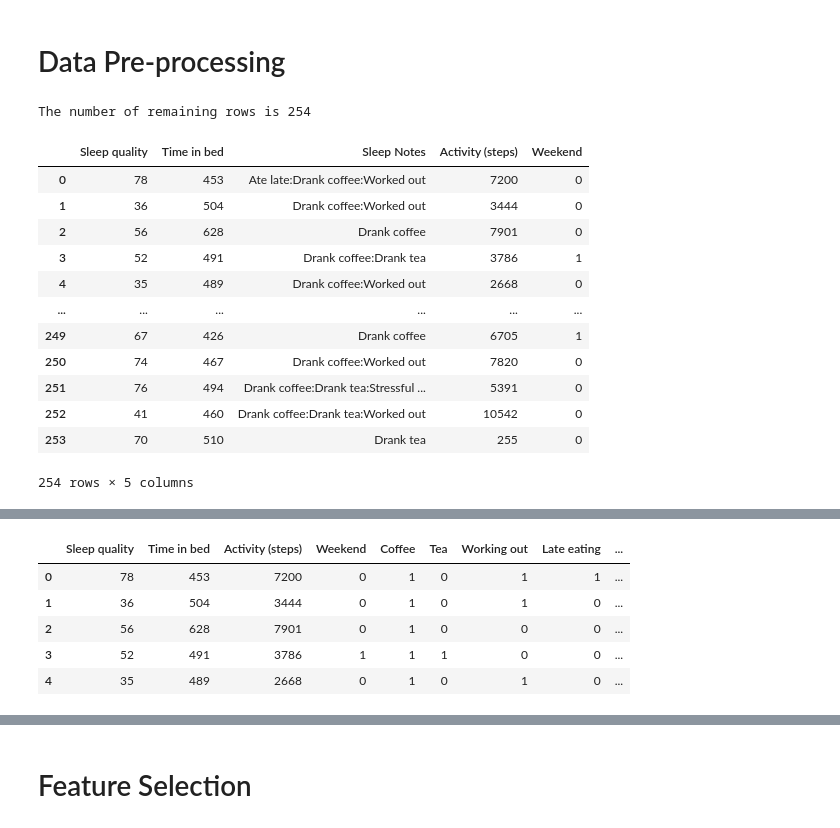
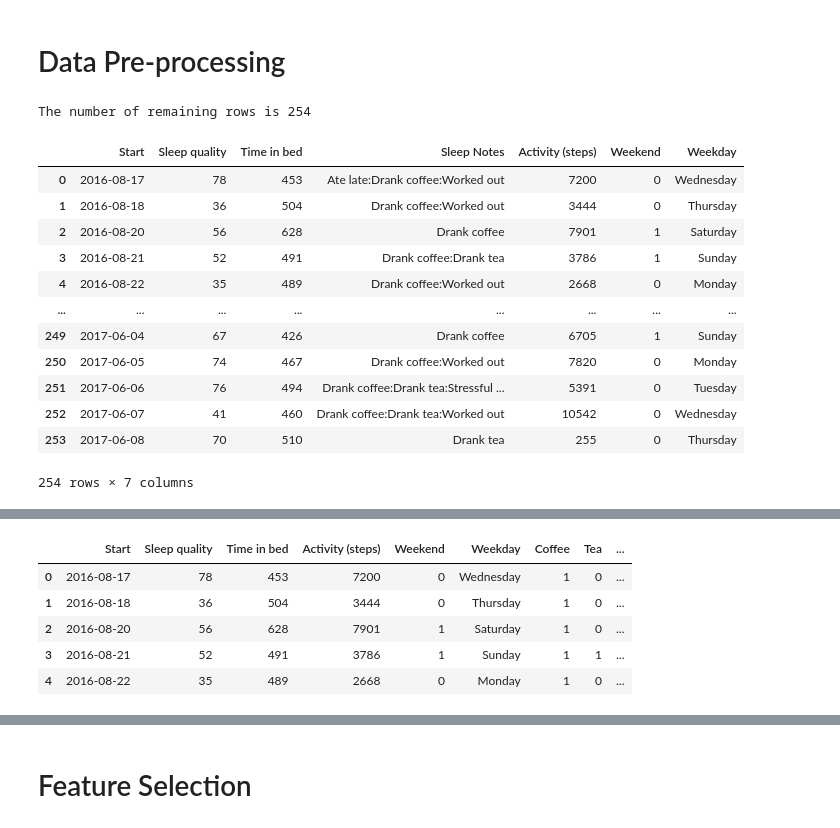
Before and after one commit to AkseliManninen/Sleep-Analysis-ML, a Jupyter notebook: SleepAnalysis.ipynb, the cells around one changed output, grey strips where cells are left out. Saved outputs shown, nothing was run; the diff lists cells and outputs as text; code cells hidden in the pictures.

```diff
--- a/SleepAnalysis.ipynb
+++ b/SleepAnalysis.ipynb
@@ -101,50 +101,51 @@ data_cleaned = data_cleaned.drop(["End", "Wake up", "Heart rate"], axis = 1)
 # Dropping rows where "Sleep quality", "Sleep Notes" or is NA
 data_cleaned = data_cleaned.dropna(subset = ["Sleep quality", "Sleep Notes"])
 
 # Droppin rows where "Activity (steps)" is zero
 data_cleaned.drop(data_cleaned[data_cleaned["Activity (steps)"] == 0].index, inplace = True)
 
 # Modifying "Time in bed" into minutes
 data_cleaned = data_cleaned.reset_index(drop=True)
 
 for row in range(data_cleaned.shape[0]):
     str_time = data_cleaned["Time in bed"][row]
     if str_time[1] == ":":
         data_cleaned["Time in bed"][row] = int(int(data_cleaned["Time in bed"][row][0]) * 60 + int(data_cleaned["Time in bed"][row][2:4]))
     else:
         data_cleaned["Time in bed"][row] = int(data_cleaned["Time in bed"][row][0:2]) * 60 + int(data_cleaned["Time in bed"][row][3:5])
 
 # Modifying "Sleep quality" into an integer and "Time in bed into a numeric"
 data_cleaned["Sleep quality"] = data_cleaned["Sleep quality"].apply(lambda row: int(row[:-1]))
 data_cleaned["Time in bed"] = pd.to_numeric(data_cleaned["Time in bed"])
 
-# Creating Weekend Feature
-data_cleaned["Start"] = pd.to_datetime(data_cleaned["Start"]).dt.dayofweek
-data_cleaned["Weekend"] = data_cleaned["Start"].apply(lambda row: int(row == 6 or row == 7))
-data_cleaned = data_cleaned.drop(["Start"], axis = 1)
-
+# Creating Weekend and Weekday Features
+data_cleaned["Start"] = pd.to_datetime(data_cleaned["Start"]).dt.date
+data_cleaned["Weekend"] = pd.to_datetime(data_cleaned["Start"]).dt.dayofweek
+days = {0:'Monday', 1:'Tuesday', 2:'Wednesday', 3:'Thursday', 4:'Friday', 5:'Saturday', 6:'Sunday'}
+data_cleaned["Weekday"] = data_cleaned.Weekend.map(days)
+data_cleaned["Weekend"] = data_cleaned["Weekend"].apply(lambda row: int(row == 4 or row == 5 or row == 6))
 
 # The number of remaining rows
 print("The number of remaining rows is", data_cleaned.shape[0])
 
 # Showing the results
 data_cleaned.head()
 
 data_cleaned
 # %% [output]
 The number of remaining rows is 254
-|  | Sleep quality | Time in bed | Sleep Notes | Activity (steps) | Weekend |
-| 0 | 78 | 453 | Ate late:Drank coffee:Worked out | 7200 | 0 |
-| 1 | 36 | 504 | Drank coffee:Worked out | 3444 | 0 |
-| 2 | 56 | 628 | Drank coffee | 7901 | 0 |
-| 3 | 52 | 491 | Drank coffee:Drank tea | 3786 | 1 |
-| 4 | 35 | 489 | Drank coffee:Worked out | 2668 | 0 |
-| ... | ... | ... | ... | ... | ... |
-| 249 | 67 | 426 | Drank coffee | 6705 | 1 |
-| 250 | 74 | 467 | Drank coffee:Worked out | 7820 | 0 |
-| 251 | 76 | 494 | Drank coffee:Drank tea:Stressful ... | 5391 | 0 |
-| 252 | 41 | 460 | Drank coffee:Drank tea:Worked out | 10542 | 0 |
-| 253 | 70 | 510 | Drank tea | 255 | 0 |
+|  | Start | Sleep quality | Time in bed | Sleep Notes | Activity (steps) | Weekend | Weekday |
+| 0 | 2016-08-17 | 78 | 453 | Ate late:Drank coffee:Worked out | 7200 | 0 | Wednesday |
+| 1 | 2016-08-18 | 36 | 504 | Drank coffee:Worked out | 3444 | 0 | Thursday |
+| 2 | 2016-08-20 | 56 | 628 | Drank coffee | 7901 | 1 | Saturday |
+| 3 | 2016-08-21 | 52 | 491 | Drank coffee:Drank tea | 3786 | 1 | Sunday |
+| 4 | 2016-08-22 | 35 | 489 | Drank coffee:Worked out | 2668 | 0 | Monday |
+| ... | ... | ... | ... | ... | ... | ... | ... |
+| 249 | 2017-06-04 | 67 | 426 | Drank coffee | 6705 | 1 | Sunday |
+| 250 | 2017-06-05 | 74 | 467 | Drank coffee:Worked out | 7820 | 0 | Monday |
+| 251 | 2017-06-06 | 76 | 494 | Drank coffee:Drank tea:Stressful ... | 5391 | 0 | Tuesday |
+| 252 | 2017-06-07 | 41 | 460 | Drank coffee:Drank tea:Worked out | 10542 | 0 | Wednesday |
+| 253 | 2017-06-08 | 70 | 510 | Drank tea | 255 | 0 | Thursday |
-254 rows × 5 columns
+254 rows × 7 columns
 # %%
 # Encoding Sleep Notes into variables
@@ -187,9 +187,9 @@ data_cleaned = data_cleaned.drop(["Sleep Notes"], axis = 1)
 
 data_cleaned.head()
 # %% [output]
-|  | Sleep quality | Time in bed | Activity (steps) | Weekend | Coffee | Tea | Working out | Late eating | ... |
-| 0 | 78 | 453 | 7200 | 0 | 1 | 0 | 1 | 1 | ... |
-| 1 | 36 | 504 | 3444 | 0 | 1 | 0 | 1 | 0 | ... |
-| 2 | 56 | 628 | 7901 | 0 | 1 | 0 | 0 | 0 | ... |
-| 3 | 52 | 491 | 3786 | 1 | 1 | 1 | 0 | 0 | ... |
-| 4 | 35 | 489 | 2668 | 0 | 1 | 0 | 1 | 0 | ... |
+|  | Start | Sleep quality | Time in bed | Activity (steps) | Weekend | Weekday | Coffee | Tea | ... |
+| 0 | 2016-08-17 | 78 | 453 | 7200 | 0 | Wednesday | 1 | 0 | ... |
+| 1 | 2016-08-18 | 36 | 504 | 3444 | 0 | Thursday | 1 | 0 | ... |
+| 2 | 2016-08-20 | 56 | 628 | 7901 | 1 | Saturday | 1 | 0 | ... |
+| 3 | 2016-08-21 | 52 | 491 | 3786 | 1 | Sunday | 1 | 1 | ... |
+| 4 | 2016-08-22 | 35 | 489 | 2668 | 0 | Monday | 1 | 0 | ... |
```
Also changed, not shown: parts of 8 cells of this notebook.
